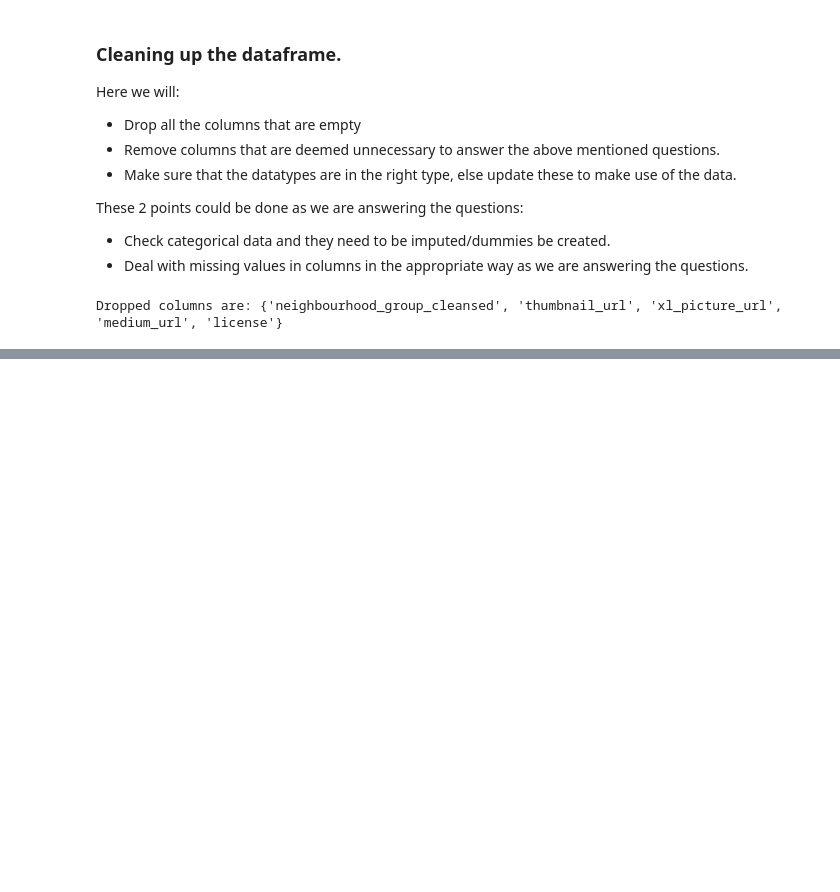
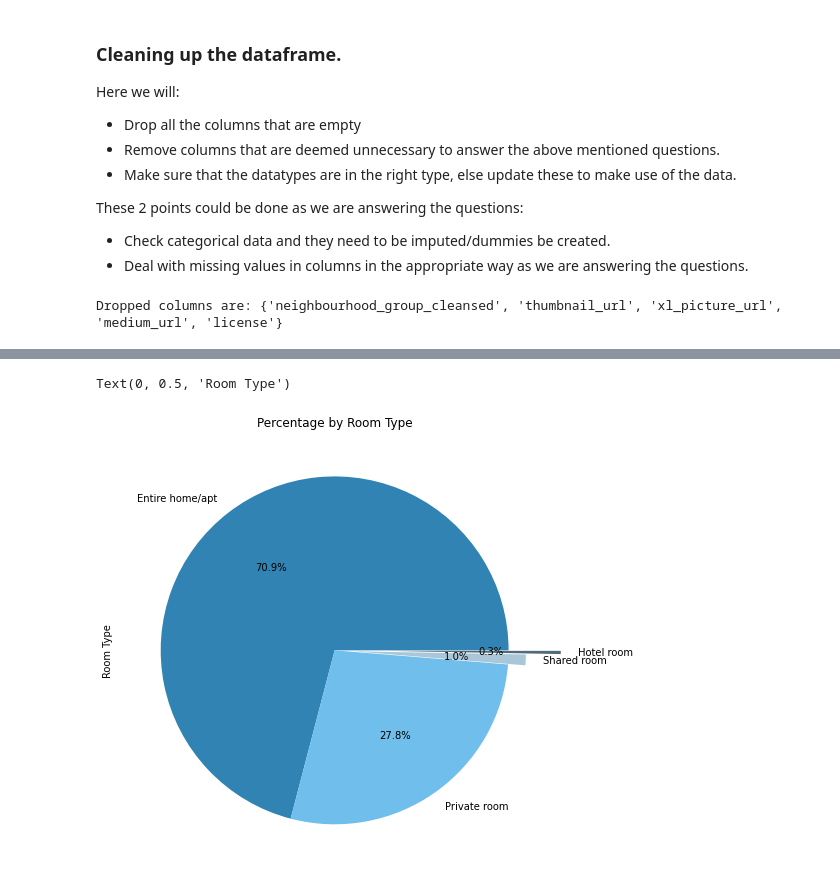
Before and after one commit to FaiBarazi/airbnb_mtl_prices, a Jupyter notebook: airbnb_mtl_prices.ipynb, the cells around one changed output, grey strips where cells are left out. Cells and saved outputs as stored; diff of their text form; code cells hidden in the pictures; blank space fills up the shorter version.

```diff
--- a/airbnb_mtl_prices.ipynb
+++ b/airbnb_mtl_prices.ipynb
@@ -109,0 +139,3 @@ df['price'] = df['price'].apply(prices_cleaner)
+# %%
+room_type = df['room_type'].value_counts()
+room_type
@@ -109,0 +154,10 @@ df['price'] = df['price'].apply(prices_cleaner)
+# %%
+room_type_perc = room_type/df.shape[0]
+room_type_pie = room_type_perc.plot.pie(figsize=(8,8),autopct='%1.1f%%',
+                                        explode=(0, 0, 0.1,0.3),colors = ['#3083B3','#70BEEB','#A9C7D9','#526B7A'],
+                                        title='Percentage by Room Type'
+                                       )
+room_type_pie.set_ylabel('Room Type')
+# %% [output]
+Text(0, 0.5, 'Room Type')
+[figure, added]
```
Also changed, not shown: parts of 13 cells of this notebook.
